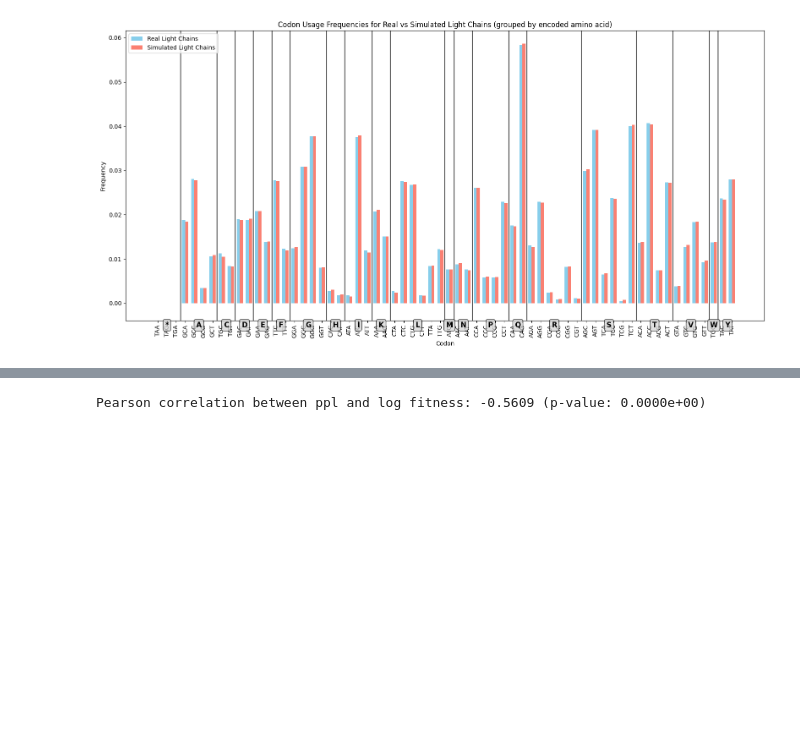
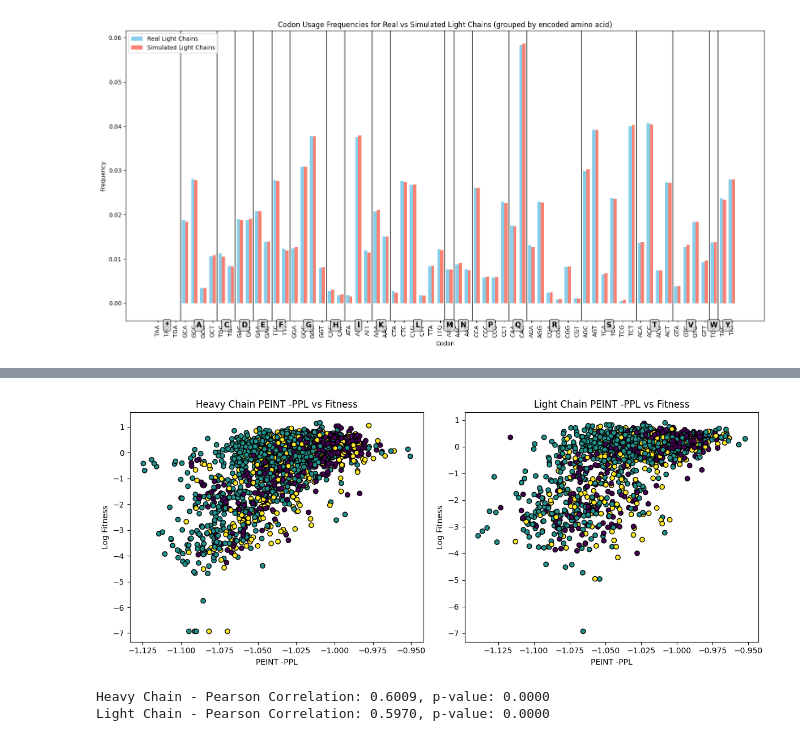
Before and after one commit to thematrixmaster/cosine, a Jupyter notebook: notebooks/eval_codon_model.ipynb, the cells around one changed output, grey strips where cells are left out. Saved outputs shown, nothing was run; the diff lists cells and outputs as text; code cells hidden in the pictures; blank space fills up the shorter version.

```diff
--- a/notebooks/eval_codon_model.ipynb
+++ b/notebooks/eval_codon_model.ipynb
@@ -686,5 +715,0 @@ df.head()
-# %%
-from evo.antibody import KOENIG_IGH_CON_SEQ, KOENIG_IGK_CON_SEQ
-heavy_wt = KOENIG_IGH_CON_SEQ
-light_wt = KOENIG_IGK_CON_SEQ
-codon_table = CodonVocab.GENETIC_CODE
@@ -732,3 +867,12 @@ np.log(np.exp(results[0]).sum())
+# %%
+# map the heavy and light chain log likelihoods and perplexities to the mutations in a dictionary
+hv_ll_dict, lt_ll_dict = defaultdict(list), defaultdict(list)
+
+for hv_mut, hv_ll in zip(hv_muts, hv_lls):
+    hv_ll_dict[hv_mut].append(hv_ll)
+
+for lt_mut, lt_ll in zip(lt_muts, lt_lls):
+    lt_ll_dict[lt_mut].append(lt_ll)
 # %%
 from scipy.special import logsumexp
 
@@ -746,0 +912,14 @@ df.to_csv("/h/290/stephenzlu/peint/data/Koenig2017_codon_model_t=7.csv", index=F
+# %%
+# for each number of edits (1, 2, 3), divide by the mean log likelihood of the mutations with that number of edits to get a corrected log likelihood
+ll_to_correct = 'll'
+
+for ed in [1, 2, 3]:
+    hv_subset = df_heavy[df_heavy['shm_edit_distance'] == ed]
+    lt_subset = df_light[df_light['shm_edit_distance'] == ed]
+    hv_mean_ll = logsumexp(hv_subset[ll_to_correct].values) - np.log(len(hv_subset))
+    lt_mean_ll = logsumexp(lt_subset[ll_to_correct].values) - np.log(len(lt_subset))
+    df_heavy.loc[df_heavy['shm_edit_distance'] == ed, 'final_ll'] = df_heavy.loc[df_heavy['shm_edit_distance'] == ed, ll_to_correct] - hv_mean_ll
+    df_light.loc[df_light['shm_edit_distance'] == ed, 'final_ll'] = df_light.loc[df_light['shm_edit_distance'] == ed, ll_to_correct] - lt_mean_ll
+
+df_heavy['final_ppl'] = np.exp(-df_heavy['final_ll'] / len(heavy_wt))
+df_light['final_ppl'] = np.exp(-df_light['final_ll'] / len(light_wt))
@@ -747,10 +937,32 @@ df.to_csv("/h/290/stephenzlu/peint/data/Koenig2017_codon_model_t=7.csv", index=F
+# %%
+# ppl_column = 'corrected_ppl'
+ppl_column = 'final_ppl'
+# ppl_column = 'ppl'
+# %%
+# plot ll vs fitness for heavy and light chains, colored by edit distance
+fig, ax = plt.subplots(1, 2, figsize=(12, 5))
+ax[0].scatter(-df_heavy[ppl_column], np.log(df_heavy['fitness']), c=df_heavy['shm_edit_distance'], edgecolor='black')
+ax[0].set_title('Heavy Chain PEINT -PPL vs Fitness')
+ax[0].set_xlabel('PEINT -PPL')
+ax[0].set_ylabel('Log Fitness')
+ax[1].scatter(-df_light[ppl_column], np.log(df_light['fitness']), c=df_light['shm_edit_distance'], edgecolor='black')
+ax[1].set_title('Light Chain PEINT -PPL vs Fitness')
+ax[1].set_xlabel('PEINT -PPL')
+ax[1].set_ylabel('Log Fitness')
+plt.tight_layout()
+plt.show()
+# %% [output]
+[figure, added]
 # %%
-# calculate the pearson correlation between the ppl column and the log 'fitness' column
+# calculate the pearson correlation between the ppl column and the log 'fitness' column for both heavy and light chains
+import numpy as np
 from scipy.stats import pearsonr
-fitness = df['fitness'].values
-log_fitness = np.log(fitness + 1e-8)
-ppl = df['ppl'].values
-correlation, p_value = pearsonr(ppl, log_fitness)
-print(f"Pearson correlation between ppl and log fitness: {correlation:.4f} (p-value: {p_value:.4e})")
+
+hv_corr, hv_pval = pearsonr(-df_heavy[ppl_column], np.log(df_heavy['fitness']))
+lt_corr, lt_pval = pearsonr(-df_light[ppl_column], np.log(df_light['fitness']))
+
+print(f"Heavy Chain - Pearson Correlation: {hv_corr:.4f}, p-value: {hv_pval:.4f}")
+print(f"Light Chain - Pearson Correlation: {lt_corr:.4f}, p-value: {lt_pval:.4f}")
 # %% [output]
-Pearson correlation between ppl and log fitness: -0.5609 (p-value: 0.0000e+00)
+Heavy Chain - Pearson Correlation: 0.6009, p-value: 0.0000
+Light Chain - Pearson Correlation: 0.5970, p-value: 0.0000
```
Also changed, not shown: parts of 17 cells of this notebook, 1 other file.
